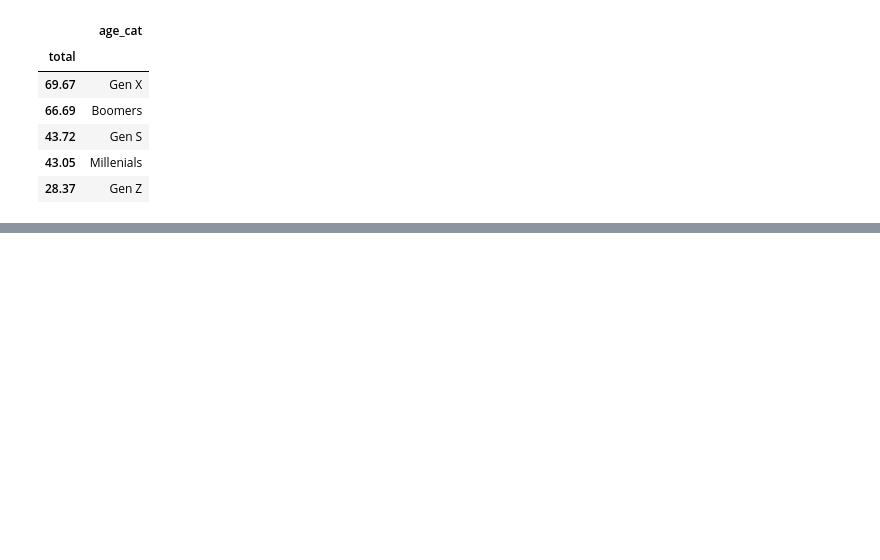
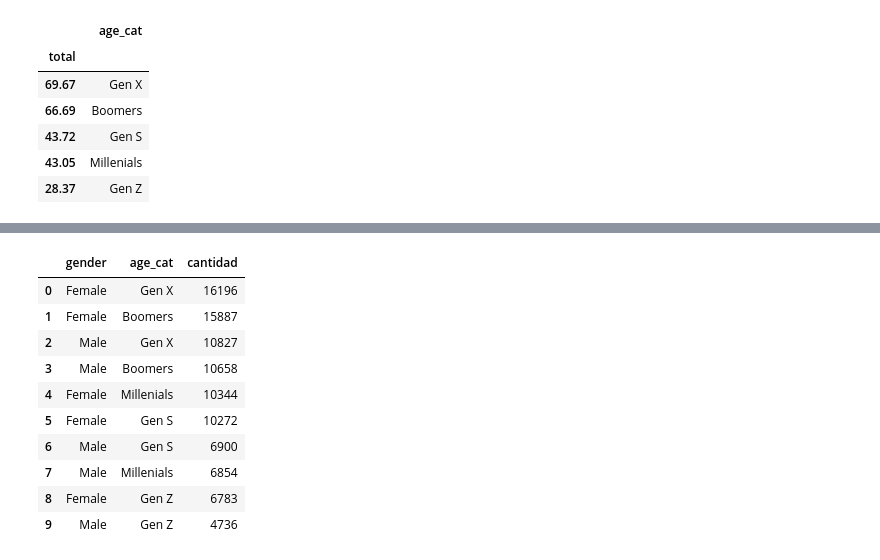
Before and after one commit to Casald/AnalisisRetail_UV, a Jupyter notebook: Analisis_Retail.ipynb, the cells around one changed output, grey strips where cells are left out. Cells and saved outputs as stored; diff of their text form; code cells hidden in the pictures; blank space fills up the shorter version.

```diff
--- a/Analisis_Retail.ipynb
+++ b/Analisis_Retail.ipynb
@@ -315,0 +331,16 @@ df_age_total_i.head()
+# %%
+# Cantidad de transacciones por genero y categoria de edad
+df_age_gender_quantity = df4.groupby(['gender', 'age_cat']).size().sort_values(ascending=False).reset_index(name='cantidad')
+df_age_gender_quantity
+# %% [output]
+|  | gender | age_cat | cantidad |
+| 0 | Female | Gen X | 16196 |
+| 1 | Female | Boomers | 15887 |
+| 2 | Male | Gen X | 10827 |
+| 3 | Male | Boomers | 10658 |
+| 4 | Female | Millenials | 10344 |
+| 5 | Female | Gen S | 10272 |
+| 6 | Male | Gen S | 6900 |
+| 7 | Male | Millenials | 6854 |
+| 8 | Female | Gen Z | 6783 |
+| 9 | Male | Gen Z | 4736 |
```
Also changed, not shown: parts of 8 cells of this notebook.
